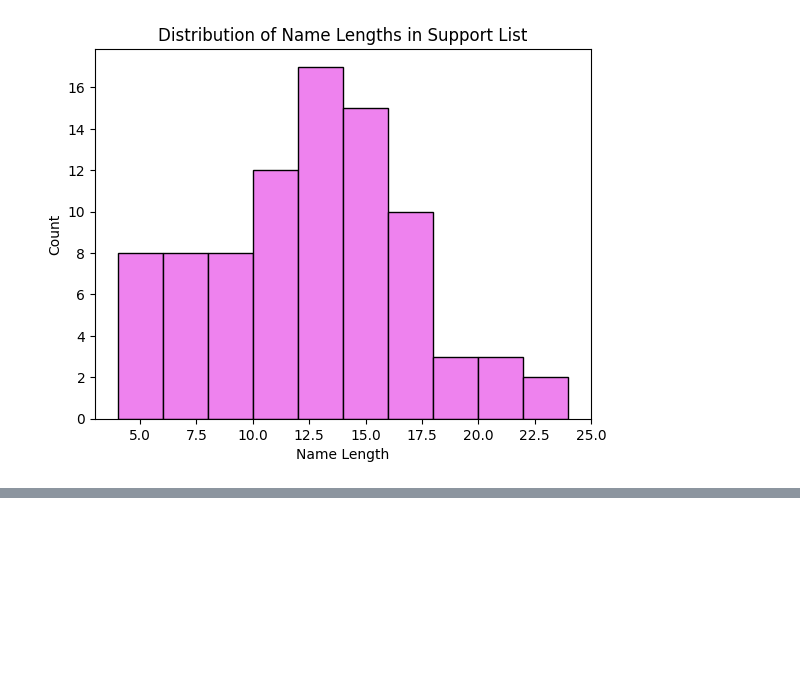
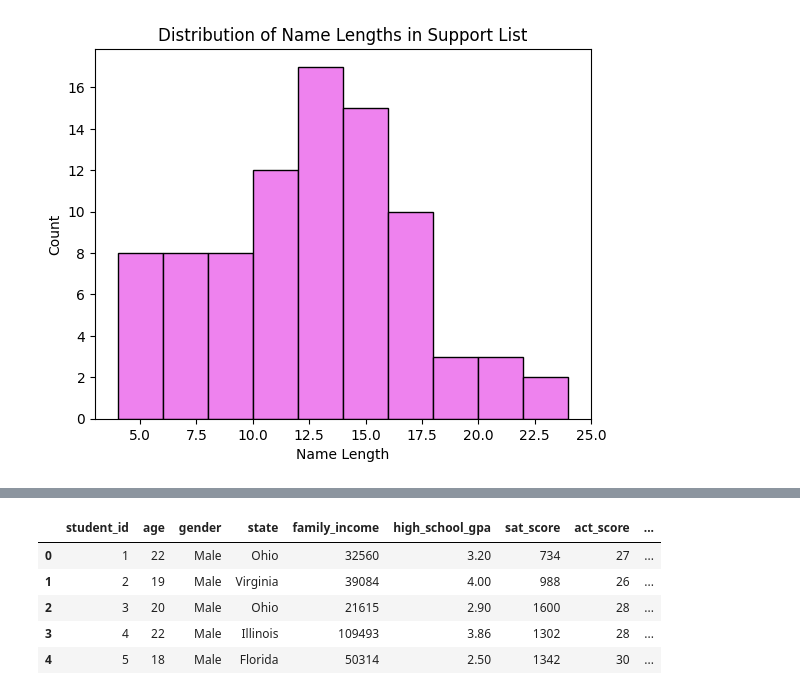
Before and after one commit to Saiakashaya/DATA_SCIENCE, a Jupyter notebook: regex.ipynb, the cells around one changed output, grey strips where cells are left out. Saved outputs shown, nothing was run; the diff lists cells and outputs as text; code cells hidden in the pictures; blank space fills up the shorter version.

```diff
--- a/regex.ipynb
+++ b/regex.ipynb
@@ -75,0 +88,11 @@ plt.show()
+# %%
+import pandas as pd
+df = pd.read_csv('genz_college_admission_prediction.csv')
+df.head()
+# %% [output]
+|  | student_id | age | gender | state | family_income | high_school_gpa | sat_score | act_score | ... |
+| 0 | 1 | 22 | Male | Ohio | 32560 | 3.20 | 734 | 27 | ... |
+| 1 | 2 | 19 | Male | Virginia | 39084 | 4.00 | 988 | 26 | ... |
+| 2 | 3 | 20 | Male | Ohio | 21615 | 2.90 | 1600 | 28 | ... |
+| 3 | 4 | 22 | Male | Illinois | 109493 | 3.86 | 1302 | 28 | ... |
+| 4 | 5 | 18 | Male | Florida | 50314 | 2.50 | 1342 | 30 | ... |
```
Also changed, not shown: parts of 6 cells of this notebook.
